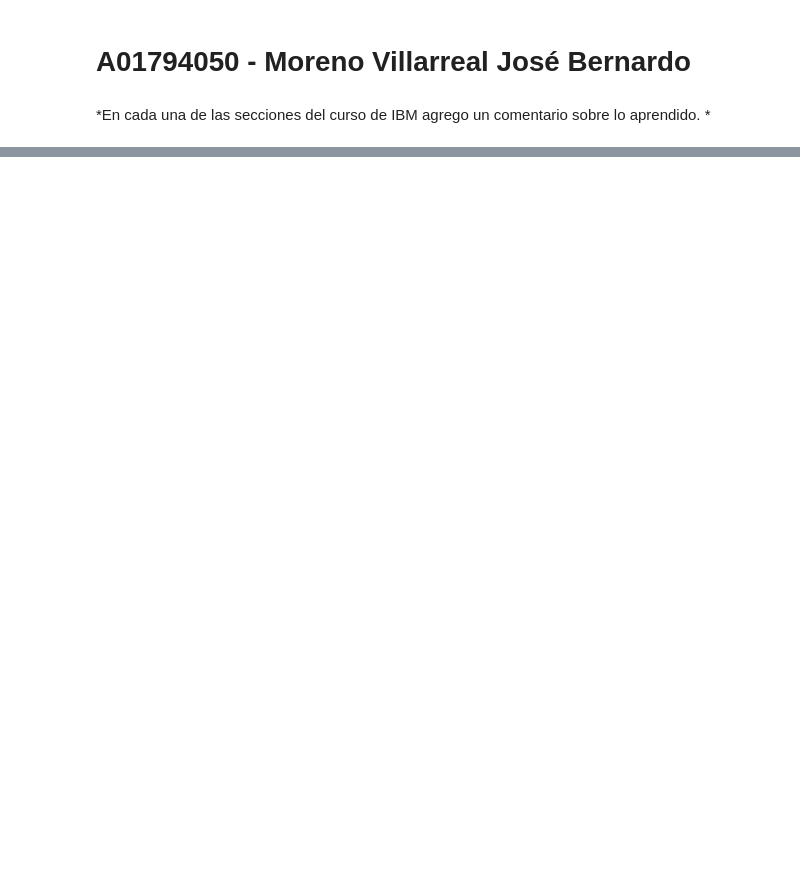
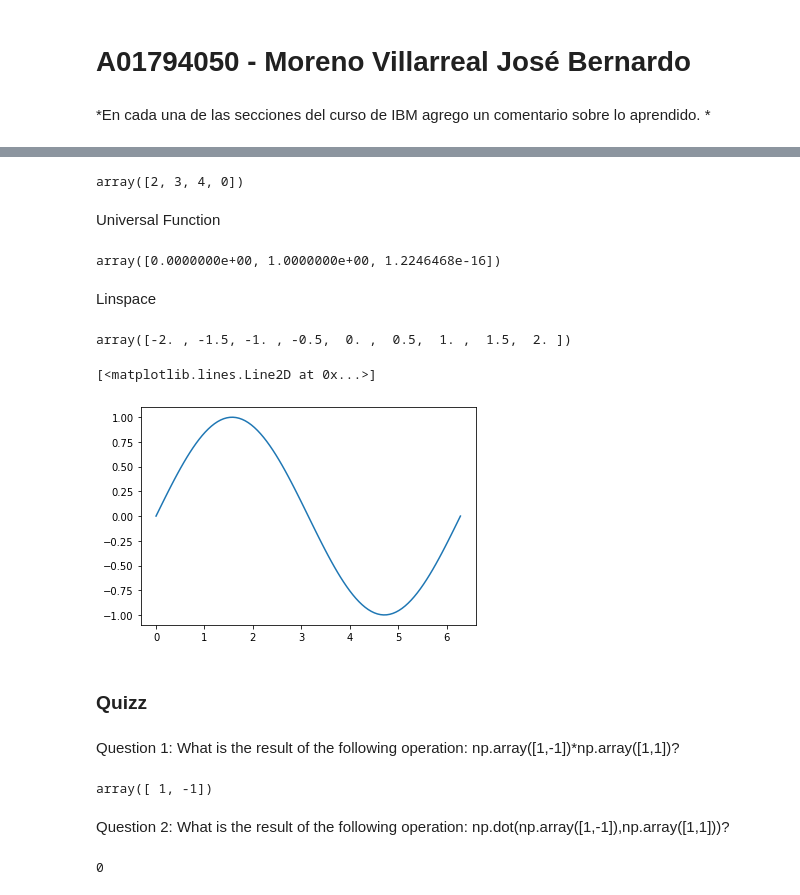
Before and after one commit to PosgradoMNA/actividades-de-aprendizaje-Jose-Bernardo-Moreno-Villarreal, a Jupyter notebook: Semana_3_Actividad_1.ipynb, the cells around one changed output, grey strips where cells are left out. Cells and saved outputs as stored; diff of their text form; code cells hidden in the pictures; blank space fills up the shorter version.

```diff
--- a/Semana_3_Actividad_1.ipynb
+++ b/Semana_3_Actividad_1.ipynb
@@ -461,0 +107,45 @@ with open("Example3.txt","a") as file1:
+# %%
+u=np.array([1,2,3,-1])
+z=u+1
+z
+# %% [output]
+array([2, 3, 4, 0])
+# %% [markdown]
+ Universal Function
+# %%
+np.pi
+x=np.array([0,np.pi/2, np.pi])
+y=np.sin(x)
+y
+# %% [output]
+array([0.0000000e+00, 1.0000000e+00, 1.2246468e-16])
+# %% [markdown]
+Linspace
+# %%
+np.linspace(-2,2,num=9)
+# %% [output]
+array([-2. , -1.5, -1. , -0.5,  0. ,  0.5,  1. ,  1.5,  2. ])
+# %%
+x=np.linspace(0,2*np.pi,100)
+y=np.sin(x)
+
+import matplotlib.pyplot as plt
+%matplotlib inline
+plt.plot(x,y)
+# %% [output]
+[<matplotlib.lines.Line2D at 0x...>]
+[figure, added]
+# %% [markdown]
+### Quizz
+# %% [markdown]
+Question 1: What is the result of the following operation: np.array([1,-1])*np.array([1,1])?
+# %%
+np.array([1,-1])*np.array([1,1])
+# %% [output]
+array([ 1, -1])
+# %% [markdown]
+Question 2: What is the result of the following operation: np.dot(np.array([1,-1]),np.array([1,1]))?
+# %%
+np.dot(np.array([1,-1]),np.array([1,1]))
+# %% [output]
+0
```
Also changed, not shown: parts of 145 cells of this notebook.
